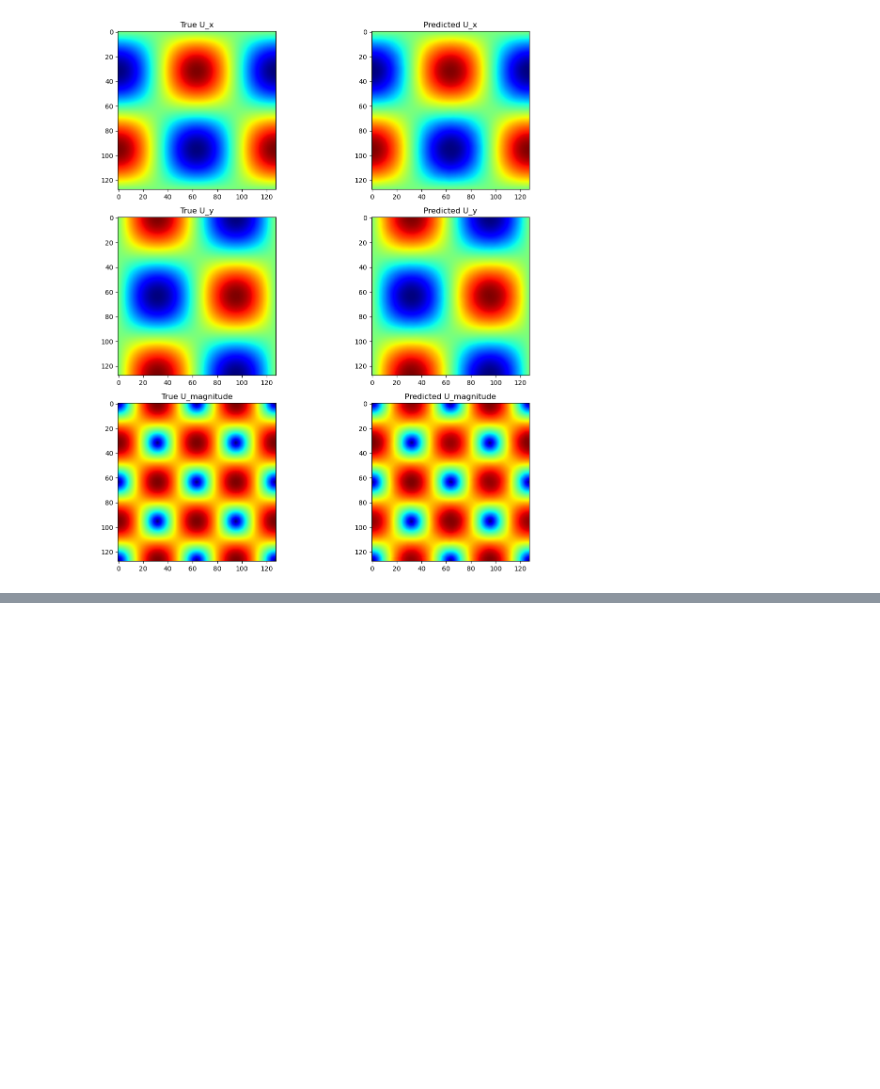
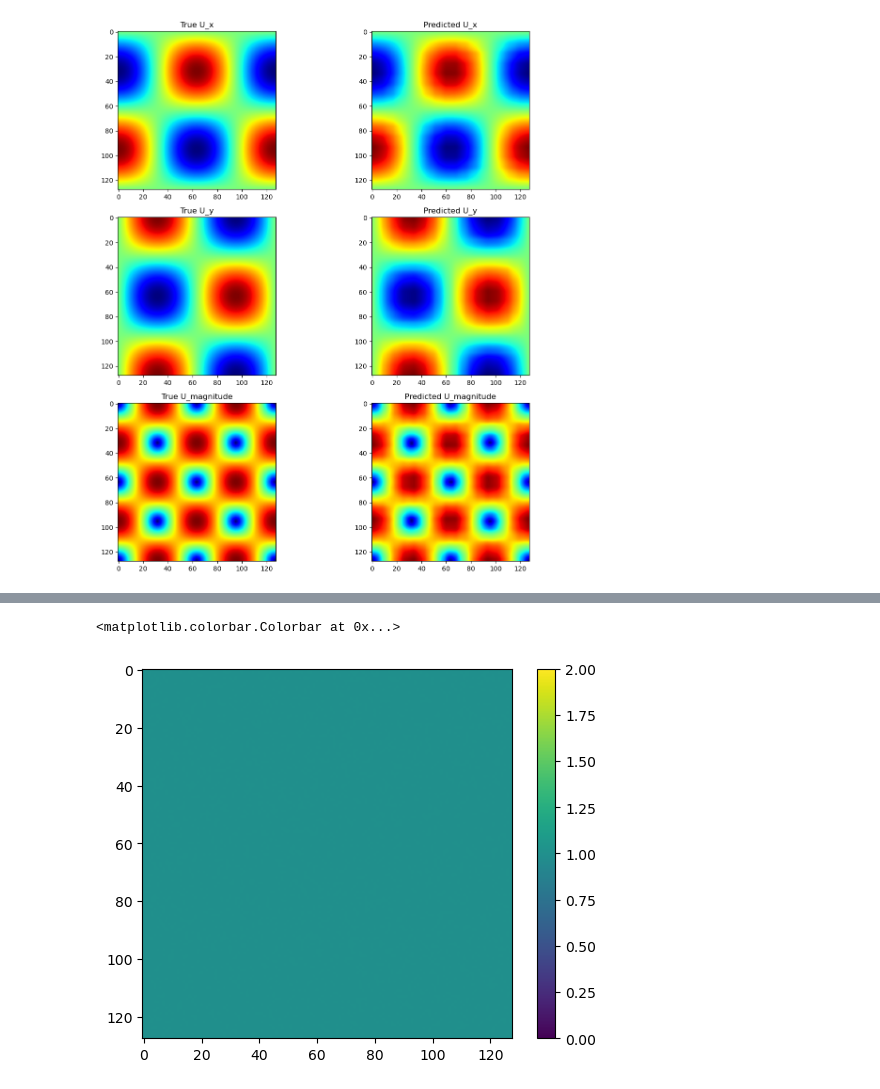
Before and after one commit to jackyvava/SR_waveFunction, a Jupyter notebook: code_Final_7_13.ipynb, the cells around one changed output, grey strips where cells are left out. Cells and saved outputs as stored; diff of their text form; code cells hidden in the pictures; blank space fills up the shorter version.

```diff
--- a/code_Final_7_13.ipynb
+++ b/code_Final_7_13.ipynb
@@ -433,0 +700,9 @@ plt.show()
+# %%
+q=a_test**2 + b_test**2 + c_test**2 + d_test**2
+# %%
+plt.imshow(q,vmin=0,vmax=2)
+
+plt.colorbar()
+# %% [output]
+<matplotlib.colorbar.Colorbar at 0x...>
+[figure, added]
```
Also changed, not shown: parts of 18 cells of this notebook.
